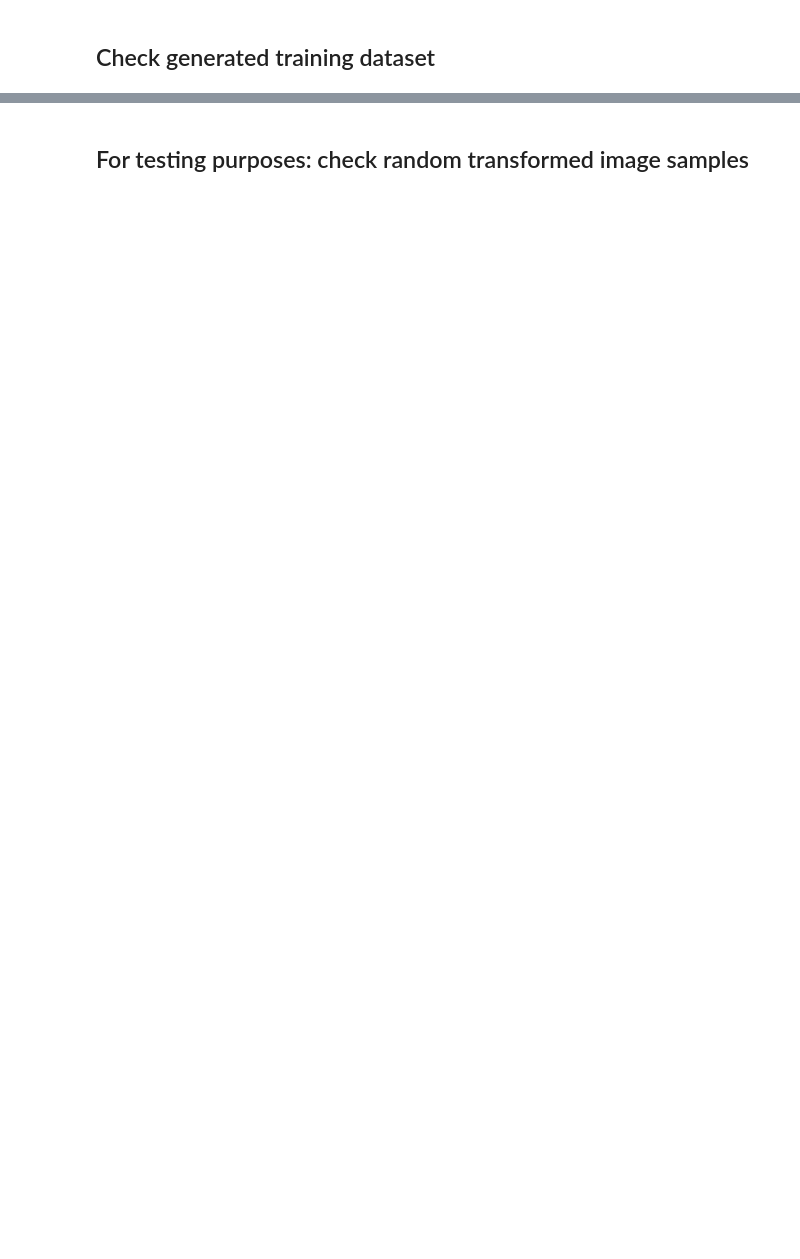
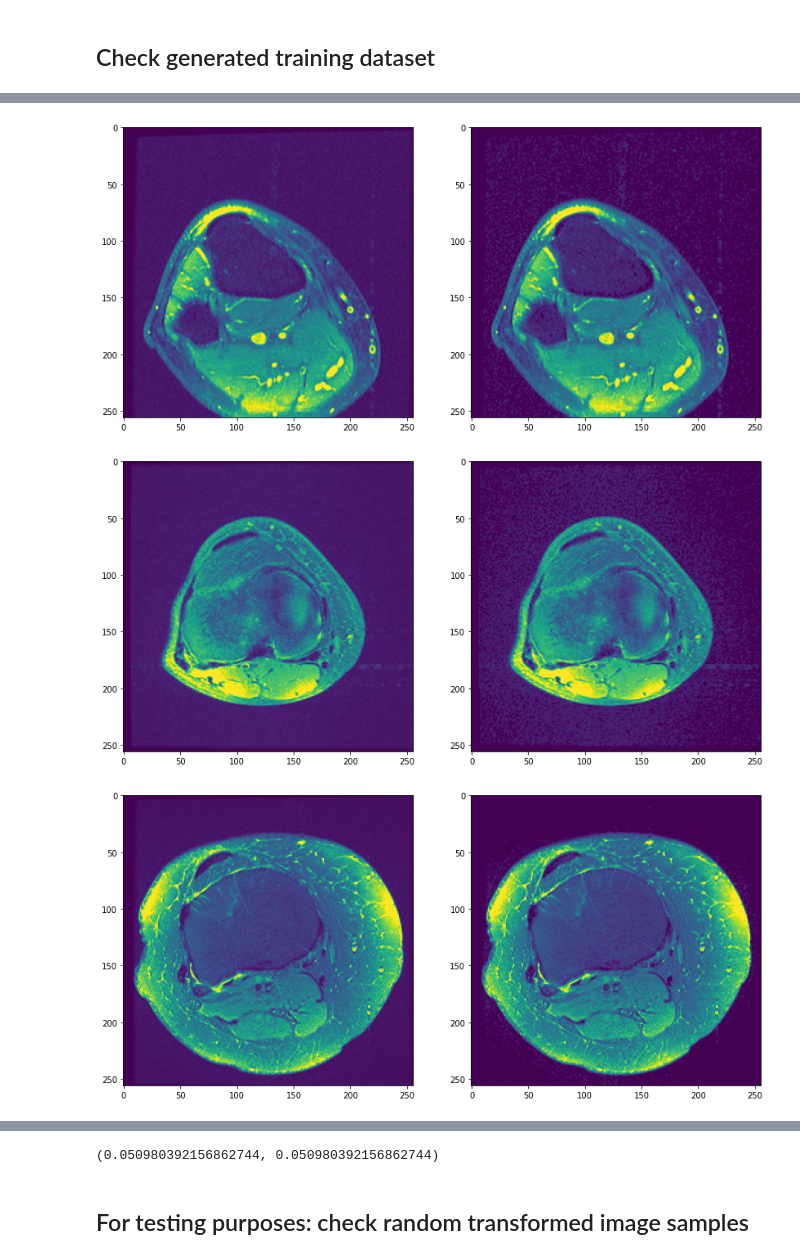
Before and after one commit to onestarYX/MSK-Image-Registration, a Jupyter notebook: affine_training_data_gen.ipynb, the cells around one changed output, grey strips where cells are left out. Cells and saved outputs as stored; diff of their text form; code cells hidden in the pictures; blank space fills up the shorter version.

```diff
--- a/affine_training_data_gen.ipynb
+++ b/affine_training_data_gen.ipynb
@@ -177,8 +197,8 @@ def affine_param_to_mat(affine_param):
 ## Approach 1
 output_data_dir = "data/affineTrainingData_SVD_Rot"
 os.makedirs(output_data_dir, exist_ok=True)
-# for i in tqdm(range(2000)):
-for i in tqdm(range(500)):
+for i in tqdm(range(2000)):
+# for i in tqdm(range(500)):
     # transformedImg = np.zeros(fixedImg.shape)
 
     translation = np.eye(4)
@@ -247,0 +336,11 @@ Milestone: file 400 has been saved.
+# %%
+## Approach 2 hyperparameter
+output_train_data_dir = "data/affineTrainingData3/train"
+output_val_data_dir = "data/affineTrainingData3/val"
+output_test_data_dir = "data/affineTrainingData3/test"
+
+threshold = 0.1 # for filtering background noise
+fixed_depth = 64
+
+num_for_each = 5 # num of transformation/generated samples from each real img # 300
+save_21param = True # new representation for affine params
@@ -379,0 +684,27 @@ Text(0.5, 1.0, 'recon_img')
+# %%
+# compare original img V.S. filtered img
+source_img_list = [
+    "data/test_data/0001.npy",
+    "data/test_data/0002.npy",
+    "data/test_data/0003.npy",
+    "data/test_data/0004.npy",
+    "data/test_data/0701.npy",
+]
+
+# print depth
+for path in source_img_list:
+    moving_img = np.load(path)
+    moving_img = moving_img / np.max(moving_img) # normalize
+
+    fig, axes = plt.subplots(1,2, figsize=(14,7))
+    axes[0].imshow(moving_img[sliceToCheck])
+
+    threshold = 0.1 #
+    filtered_img = moving_img.copy()
+    filtered_img[filtered_img < threshold] = 0
+    axes[1].imshow(filtered_img[sliceToCheck])
+    plt.show()
+# %% [output]
+[figure, added]
+[figure, added]
+[figure, added]
@@ -380,3 +713,8 @@ Text(0.5, 1.0, 'recon_img')
+# %%
+x,y = 50, 50
+moving_img[sliceToCheck, x, y], filtered_img[sliceToCheck, x, y]
+# %% [output]
+(0.050980392156862744, 0.050980392156862744)
 # %% [markdown]
 ## For testing purposes: check random transformed image samples
 # %%
```
Also changed, not shown: parts of 22 cells of this notebook, 19 other files.
